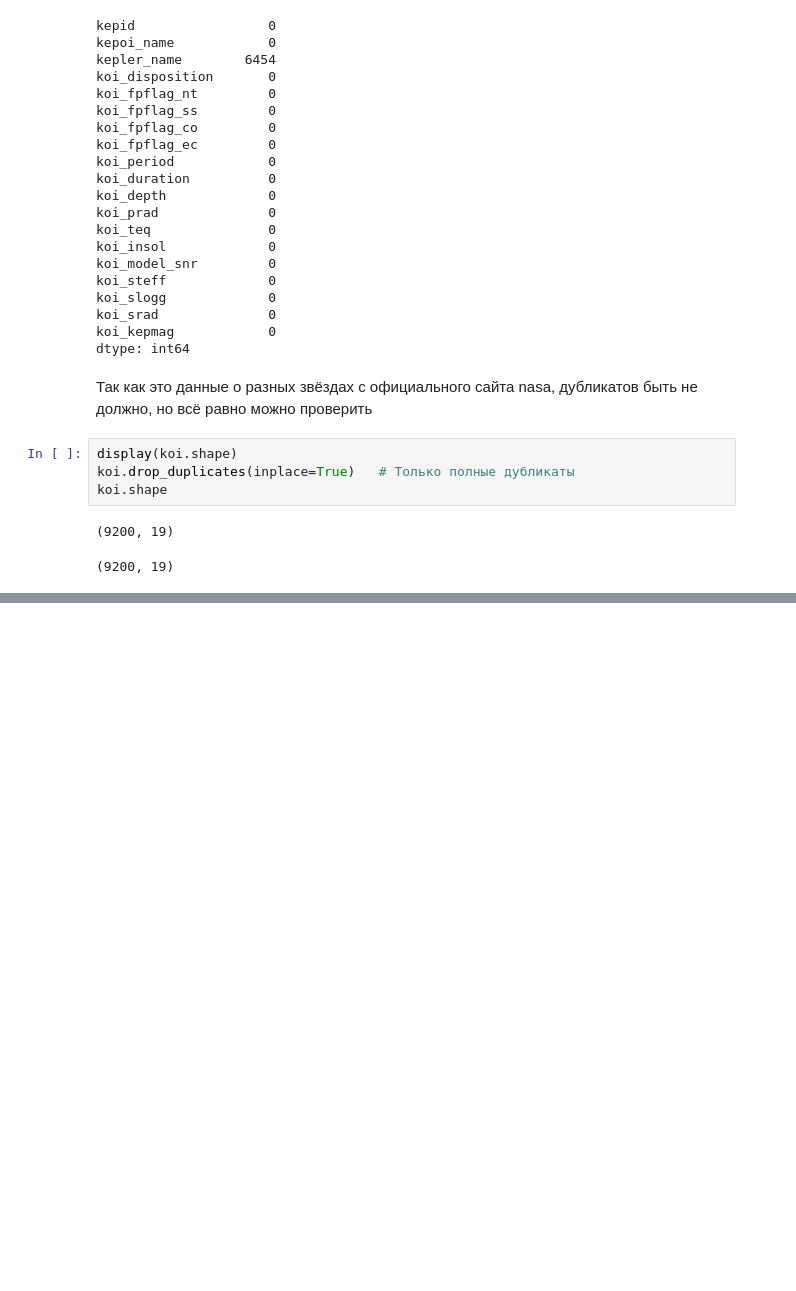
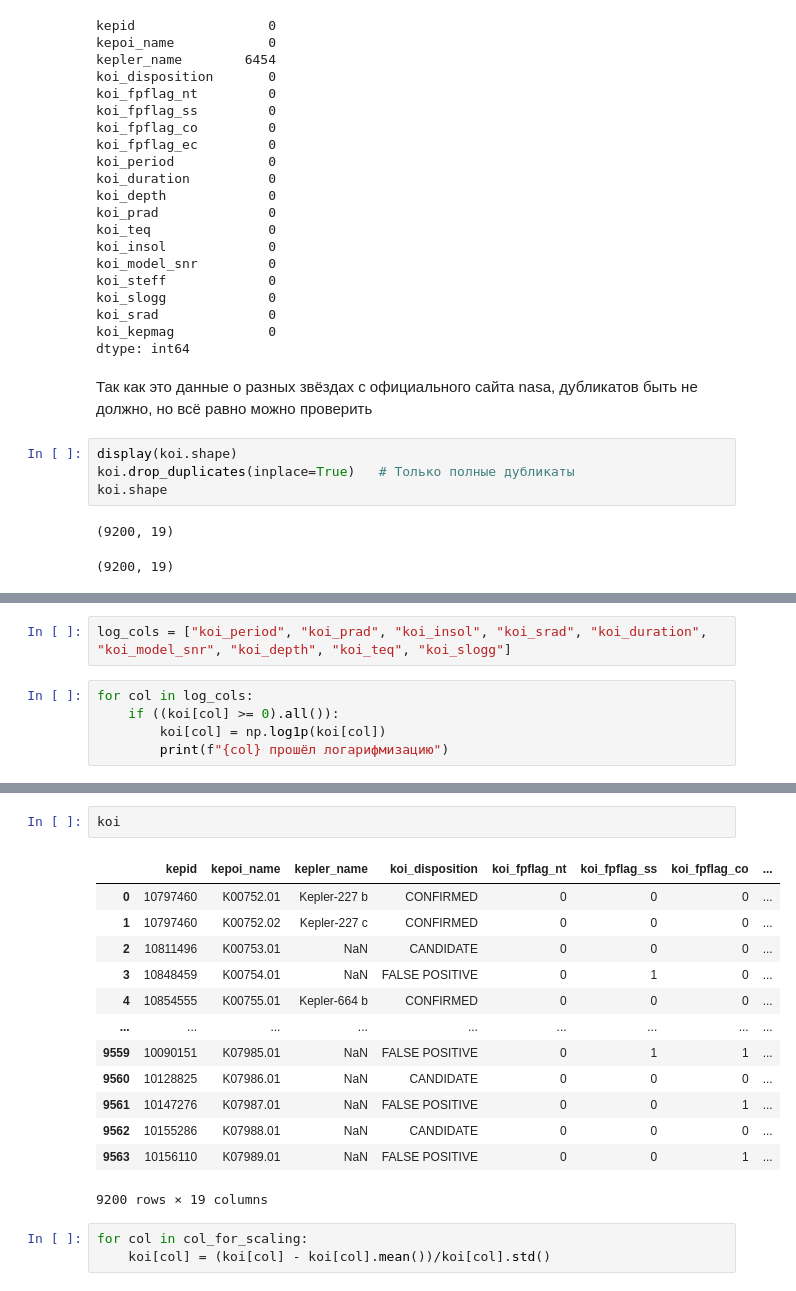
Before and after one commit to Sladkiy-Bo/exoplanet-detector, a Jupyter notebook: notebooks/02_nasa.ipynb, the cells around one changed output, grey strips where cells are left out. Cells and saved outputs as stored; diff of their text form; blank space fills up the shorter version.

```diff
--- a/notebooks/02_nasa.ipynb
+++ b/notebooks/02_nasa.ipynb
@@ -188,0 +221,7 @@ koi.shape
+# %%
+log_cols = ["koi_period", "koi_prad", "koi_insol", "koi_srad", "koi_duration", "koi_model_snr", "koi_depth", "koi_teq", "koi_slogg"]
+# %%
+for col in log_cols:
+    if ((koi[col] >= 0).all()):
+        koi[col] = np.log1p(koi[col])
+        print(f"{col} прошёл логарифмизацию")
@@ -188,0 +238,19 @@ koi.shape
+# %%
+koi
+# %% [output]
+|  | kepid | kepoi_name | kepler_name | koi_disposition | koi_fpflag_nt | koi_fpflag_ss | koi_fpflag_co | ... |
+| 0 | 10797460 | K00752.01 | Kepler-227 b | CONFIRMED | 0 | 0 | 0 | ... |
+| 1 | 10797460 | K00752.02 | Kepler-227 c | CONFIRMED | 0 | 0 | 0 | ... |
+| 2 | 10811496 | K00753.01 | NaN | CANDIDATE | 0 | 0 | 0 | ... |
+| 3 | 10848459 | K00754.01 | NaN | FALSE POSITIVE | 0 | 1 | 0 | ... |
+| 4 | 10854555 | K00755.01 | Kepler-664 b | CONFIRMED | 0 | 0 | 0 | ... |
+| ... | ... | ... | ... | ... | ... | ... | ... | ... |
+| 9559 | 10090151 | K07985.01 | NaN | FALSE POSITIVE | 0 | 1 | 1 | ... |
+| 9560 | 10128825 | K07986.01 | NaN | CANDIDATE | 0 | 0 | 0 | ... |
+| 9561 | 10147276 | K07987.01 | NaN | FALSE POSITIVE | 0 | 0 | 1 | ... |
+| 9562 | 10155286 | K07988.01 | NaN | CANDIDATE | 0 | 0 | 0 | ... |
+| 9563 | 10156110 | K07989.01 | NaN | FALSE POSITIVE | 0 | 0 | 1 | ... |
+9200 rows × 19 columns
+# %%
+for col in col_for_scaling:
+    koi[col] = (koi[col] - koi[col].mean())/koi[col].std()
```
Also changed, not shown: parts of 12 cells of this notebook.
